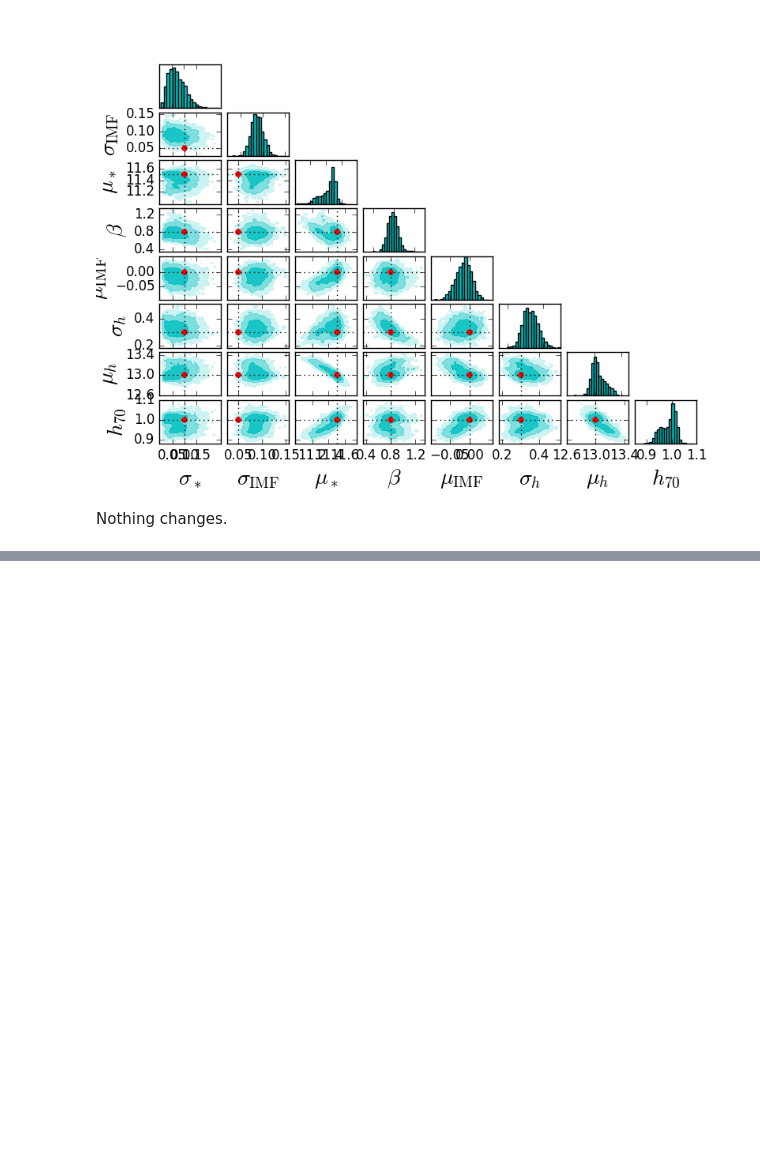
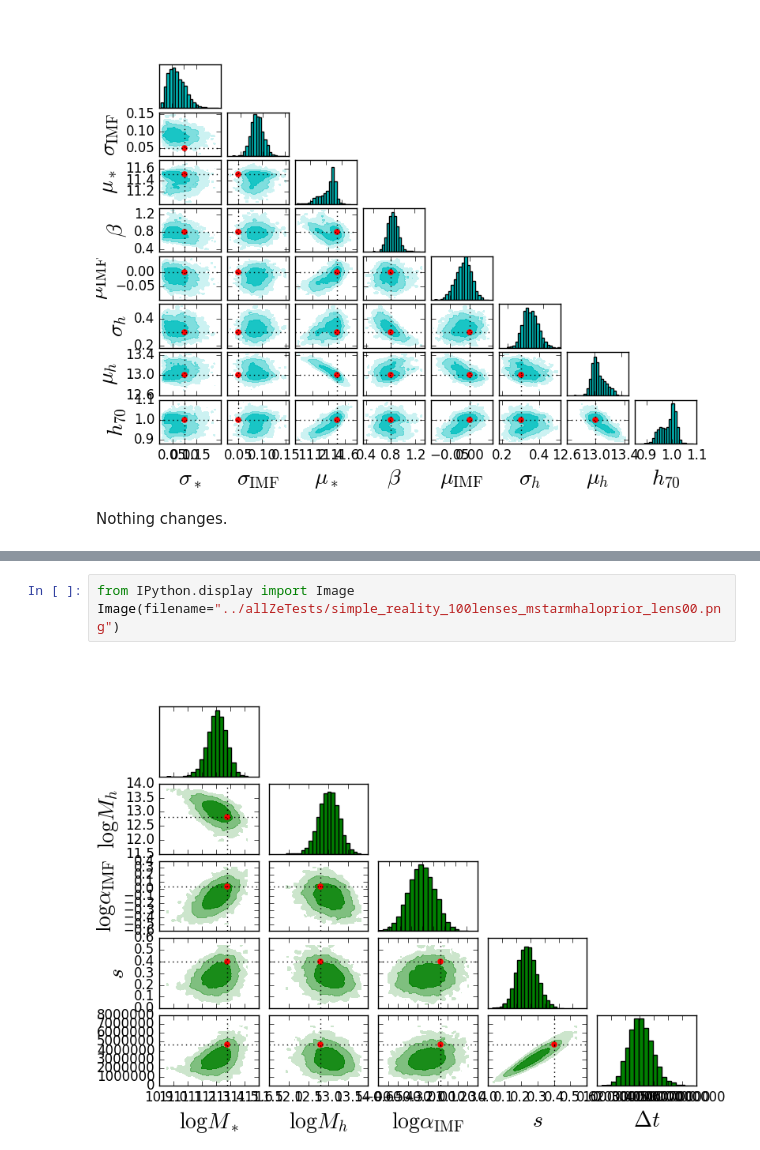
Before and after one commit to astrosonnen/allZeLenses, a Jupyter notebook: notebooks/NFW_halos_1.ipynb, the cells around one changed output, grey strips where cells are left out. Drawn from its saved outputs; the diff is of its cells as text; blank space fills up the shorter version.

```diff
--- a/notebooks/NFW_halos_1.ipynb
+++ b/notebooks/NFW_halos_1.ipynb
@@ -96,0 +126,5 @@ Nothing changes.
+# %%
+from IPython.display import Image
+Image(filename="../allZeTests/simple_reality_100lenses_mstarmhaloprior_lens00.png")
+# %% [output]
+[figure, added]
```
Also changed, not shown: parts of 12 cells of this notebook, 7 other files.
